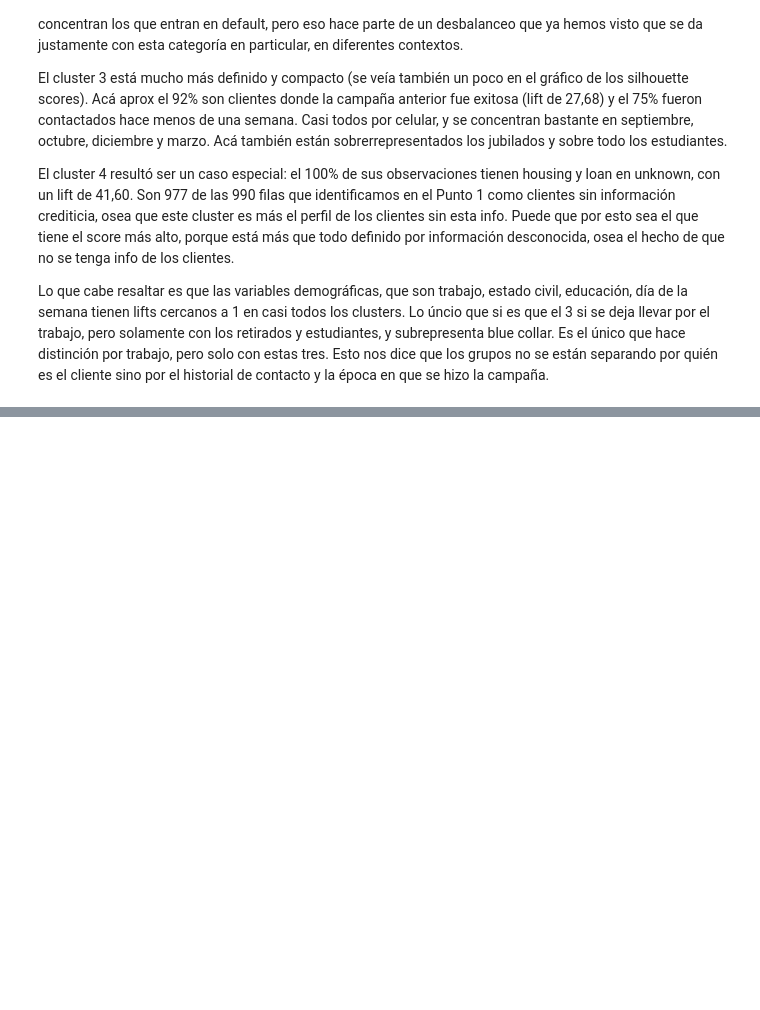
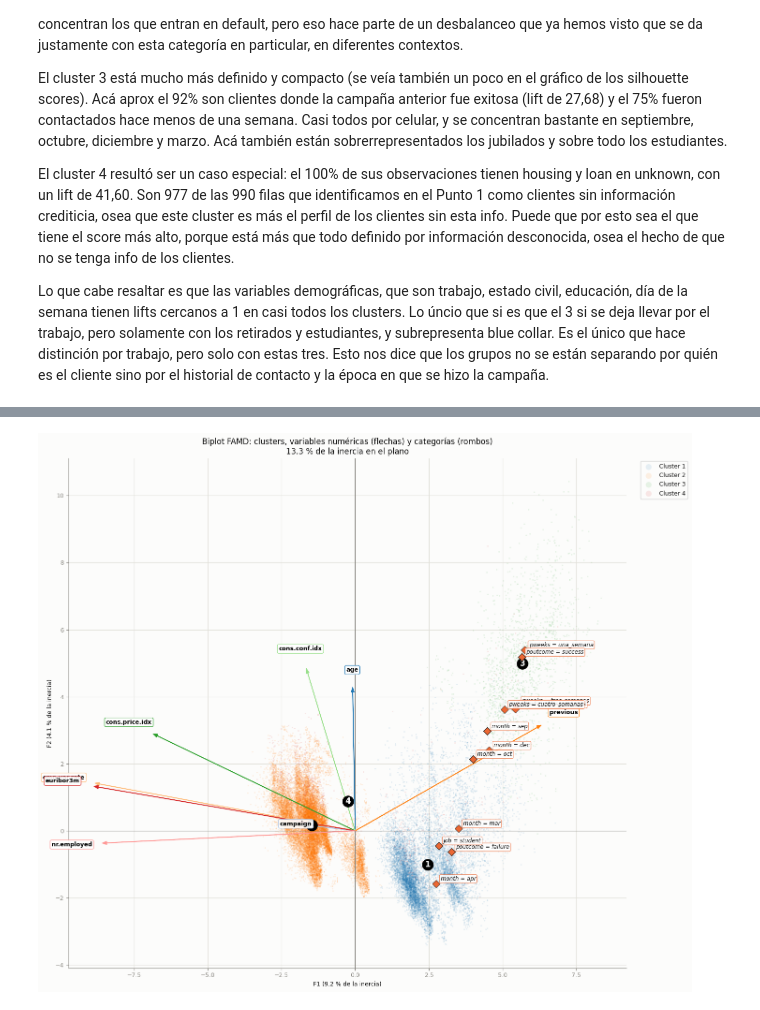
Before and after one commit to antobeni07/Taller_No-Supervisado, a Jupyter notebook: 02_No_Supervisado.ipynb, the cells around one changed output, grey strips where cells are left out. Saved outputs shown, nothing was run; the diff lists cells and outputs as text; code cells hidden in the pictures; blank space fills up the shorter version.

```diff
--- a/02_No_Supervisado.ipynb
+++ b/02_No_Supervisado.ipynb
@@ -909,0 +954,79 @@ Lo que cabe resaltar es que las variables demográficas, que son trabajo, estado
+# %%
+EJE_X, EJE_Y = "F1", "F2"
+ix, iy = int(EJE_X[1:]) - 1, int(EJE_Y[1:]) - 1
+N_CAT_MOSTRAR = 12          # subir/bajar según se vea de saturado
+
+# --- Numéricas: correlación con cada factor ---------------------------
+cargas = pd.DataFrame(
+    {f: [df_esc[c].corr(df_modelo[f]) for c in num_cols] for f in (EJE_X, EJE_Y)},
+    index=num_cols,
+)
+
+# --- Categóricas: centroide de cada categoría en el plano -------------
+bloques = []
+for c in cat_cols:
+    g = df_modelo[[EJE_X, EJE_Y]].groupby(df_esc[c].values).mean()
+    g.index = [f"{c} = {i}" for i in g.index]
+    bloques.append(g)
+cent_cat = pd.concat(bloques)
+cent_cat["dist"] = np.hypot(cent_cat[EJE_X], cent_cat[EJE_Y])
+cat_plano = cent_cat.nlargest(N_CAT_MOSTRAR, "dist")
+
+# --- Inercia del plano ------------------------------------------------
+eig_arr = np.asarray(eig, dtype=float)
+p1, p2 = 100 * eig_arr[ix] / eig_arr.sum(), 100 * eig_arr[iy] / eig_arr.sum()
+
+# --- Figura -----------------------------------------------------------
+fig, ax = plt.subplots(figsize=(14, 12))
+colores = plt.get_cmap("tab10")
+paleta_vars = plt.get_cmap("tab20")
+
+for c in range(1, k_elegido + 1):
+    m = perfil["Cluster"].values == c
+    ax.scatter(df_modelo.loc[m, EJE_X], df_modelo.loc[m, EJE_Y],
+               color=colores(c - 1), s=5, alpha=0.10,
+               linewidths=0, label=f"Cluster {c}")
+
+# Centroides de los clusters (ya viven en el espacio factorial)
+cent_k = modelo_kmeans.cluster_centers_[:, [ix, iy]]
+ax.scatter(cent_k[:, 0], cent_k[:, 1], marker="o", s=280,
+           color="black", zorder=5)
+for i, (x, y) in enumerate(cent_k, start=1):
+    ax.annotate(str(i), (x, y), fontsize=12, fontweight="bold",
+                color="white", ha="center", va="center", zorder=6)
+
+# Flechas de las numéricas (correlaciones reescaladas al plano)
+escala = 0.85 * np.abs(df_modelo[[EJE_X, EJE_Y]].values).max() / np.abs(cargas.values).max()
+for j, v in enumerate(num_cols):
+    x, y = cargas.loc[v, EJE_X] * escala, cargas.loc[v, EJE_Y] * escala
+    col = paleta_vars(j)
+    ax.arrow(0, 0, x, y, color=col, width=0.008,
+             head_width=0.10, length_includes_head=True, zorder=4)
+    ax.text(x * 1.12, y * 1.12, v, color="black", fontsize=9,
+            fontweight="bold", ha="center", va="center", zorder=7,
+            bbox=dict(boxstyle="round,pad=0.25", facecolor="white",
+                      edgecolor=col, linewidth=0.9, alpha=0.9))
+
+# Categorías más extremas (coordenadas reales, sin reescalar)
+ax.scatter(cat_plano[EJE_X], cat_plano[EJE_Y], marker="D", s=70,
+           color=COLOR_SEC, edgecolor="black", linewidth=0.6, zorder=8)
+for etq, fila in cat_plano.iterrows():
+    ax.annotate(etq, (fila[EJE_X], fila[EJE_Y]),
+                textcoords="offset points", xytext=(7, 5),
+                fontsize=8.5, style="italic", zorder=9,
+                bbox=dict(boxstyle="round,pad=0.2", facecolor="white",
+                          edgecolor=COLOR_SEC, linewidth=0.7, alpha=0.85))
+
+ax.axhline(0, color=COLOR_AXIS, lw=0.8)
+ax.axvline(0, color=COLOR_AXIS, lw=0.8)
+ax.set_xlabel(f"{EJE_X} ({p1:.1f} % de la inercia)")
+ax.set_ylabel(f"{EJE_Y} ({p2:.1f} % de la inercia)")
+ax.set_title(f"Biplot FAMD: clusters, variables numéricas (flechas) "
+             f"y categorías (rombos)\n{p1 + p2:.1f} % de la inercia en el plano",
+             fontsize=12)
+ax.legend(bbox_to_anchor=(1.02, 1), loc="upper left", markerscale=4, fontsize=9)
+clean_ax(ax)
+plt.tight_layout()
+plt.show()
+# %% [output]
+[figure, added]
```
Also changed, not shown: parts of 5 cells of this notebook.
